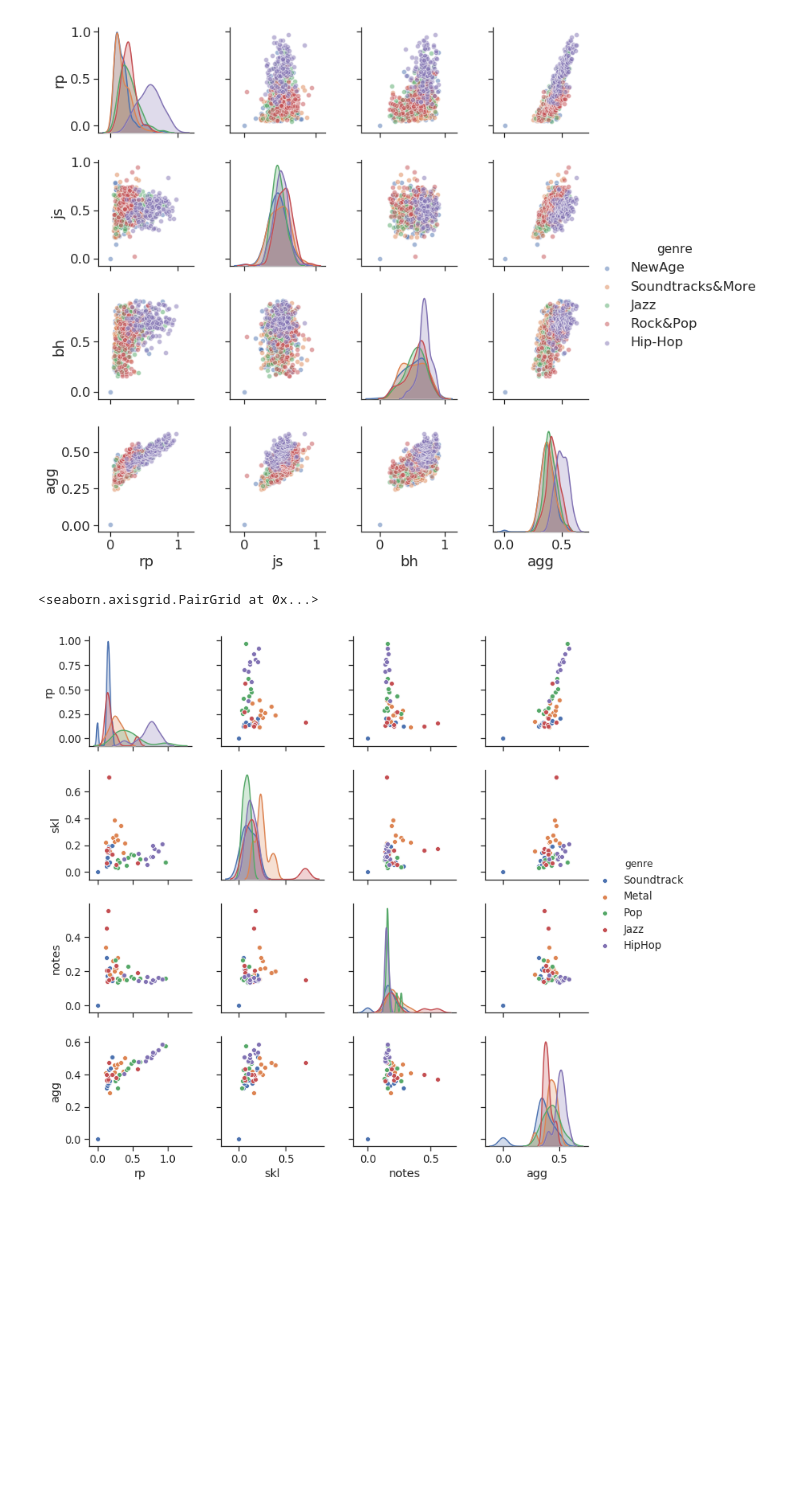
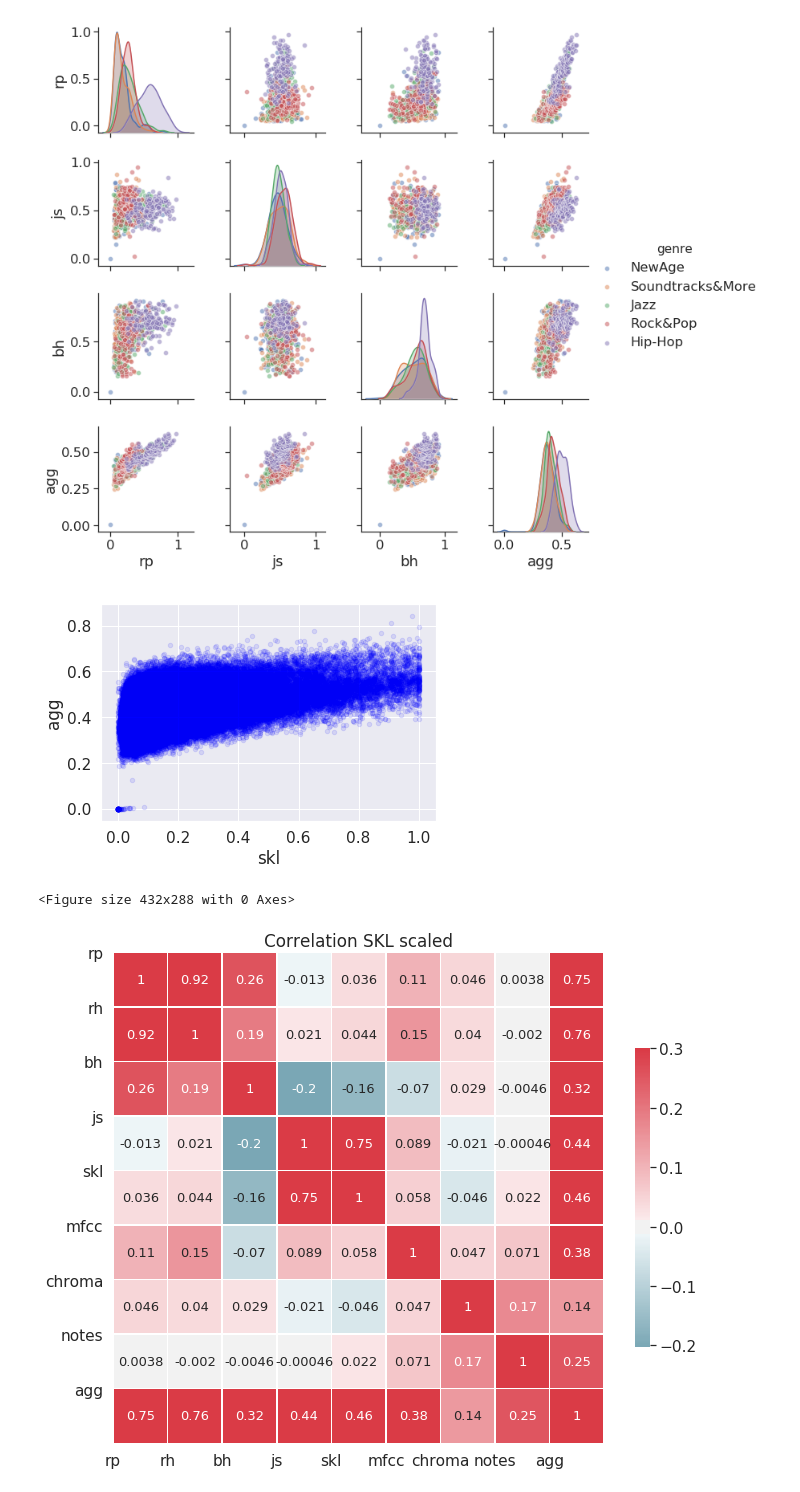
Before and after one commit to oObqpdOo/MusicSimilarity-Spark, a Jupyter notebook: auto evaluate cover and genre/correlation analysis/correlation2.ipynb, the cells around one changed output. Saved outputs shown, nothing was run; the diff lists cells and outputs as text; code cells hidden in the pictures; blank space fills up the shorter version.

Commit message:
skl scaled

```diff
--- a/auto evaluate cover and genre/correlation analysis/correlation2.ipynb
+++ b/auto evaluate cover and genre/correlation analysis/correlation2.ipynb
@@ -150,12 +150,55 @@ sns.pairplot(data, hue="genre", plot_kws={'alpha':0.5})
 [figure]
 # %%
 import seaborn as sns
-data = pd.read_csv("__feature_eval_soundtrack.csv")[["genre","rp","skl","bh","agg"]]
+data = pd.read_csv("__feature_eval_soundtrack.csv")[["genre","rp","rh","skl","js","mfcc","bh","agg"]]
 data = data.loc[(data['genre'] == "Jazz")|(data['genre'] == "Soundtrack")|(data['genre'] == "Pop")|(data['genre'] == "Metal")| (data['genre'] == "HipHop")|(data['genre'] == "Soundtrack")]
 #data = (data[['genre']] == ('New Age' or 'Electronic&Dance' or 'Folk' or 'Comedy&SpokenWord'))
 #plt.figure(figsize=(16, 16))
 sns.set(style="ticks", font_scale=1.2)
 sns.pairplot(data, hue="genre")
-# %% [output]
-<seaborn.axisgrid.PairGrid at 0x...>
-[figure, removed]
+# %%
+def heatMap(df, titletext):
+    #Create Correlation df
+    corr = df.corr()
+    corr.style.background_gradient(cmap='PRGn', axis=None)
+    #Plot figsize
+    fig, ax = plt.subplots(figsize=(11,11))
+    #Generate Color Map
+    cmap = sns.diverging_palette(220, 10, as_cmap=True)
+    #Generate Heat Map, allow annotations and place floats in map
+    sns.set(font_scale=1.4)
+    #sns.heatmap(corr, cmap=colormap, annot=True, fmt=".2f")
+    sns.heatmap(corr, cmap=cmap,
+            xticklabels=corr.columns.values,
+            yticklabels=corr.columns.values,
+            vmax=.3, center=0,
+            square=True, linewidths=.5, cbar_kws={"shrink": .5}, annot_kws={"size": 13}, annot=True)
+    #Apply xticks
+    plt.xticks(range(len(corr.columns)), corr.columns);
+    #Apply yticks
+    plt.yticks(range(len(corr.columns)), corr.columns)
+    # Set up the matplotlib figure
+    plt.title(titletext)
+    #show plot
+    plt.show()
+# %%
+import pandas as pd
+import matplotlib.pyplot as plt
+
+#__feature_eval_1517
+plt.rcParams.update({'font.size': 12})
+
+data = pd.read_csv("__feature_eval.csv")[["rp","rh","bh","js","skl","mfcc","chroma","notes","agg"]]
+#pd.plotting.scatter_matrix(data, alpha = 0.3, figsize = (20,20), diagonal='hist');
+#plt.show()
+
+
+data.plot(kind='scatter',x='skl',y='agg',color='blue',alpha=0.1)
+plt.show()
+plt.figure()
+
+heatMap(data, 'Correlation SKL scaled')
+# %% [output]
+[figure, added]
+<Figure size 432x288 with 0 Axes>
+[figure, added]
```
Also changed, not shown: parts of 1 cell of this notebook, 3 other files.
